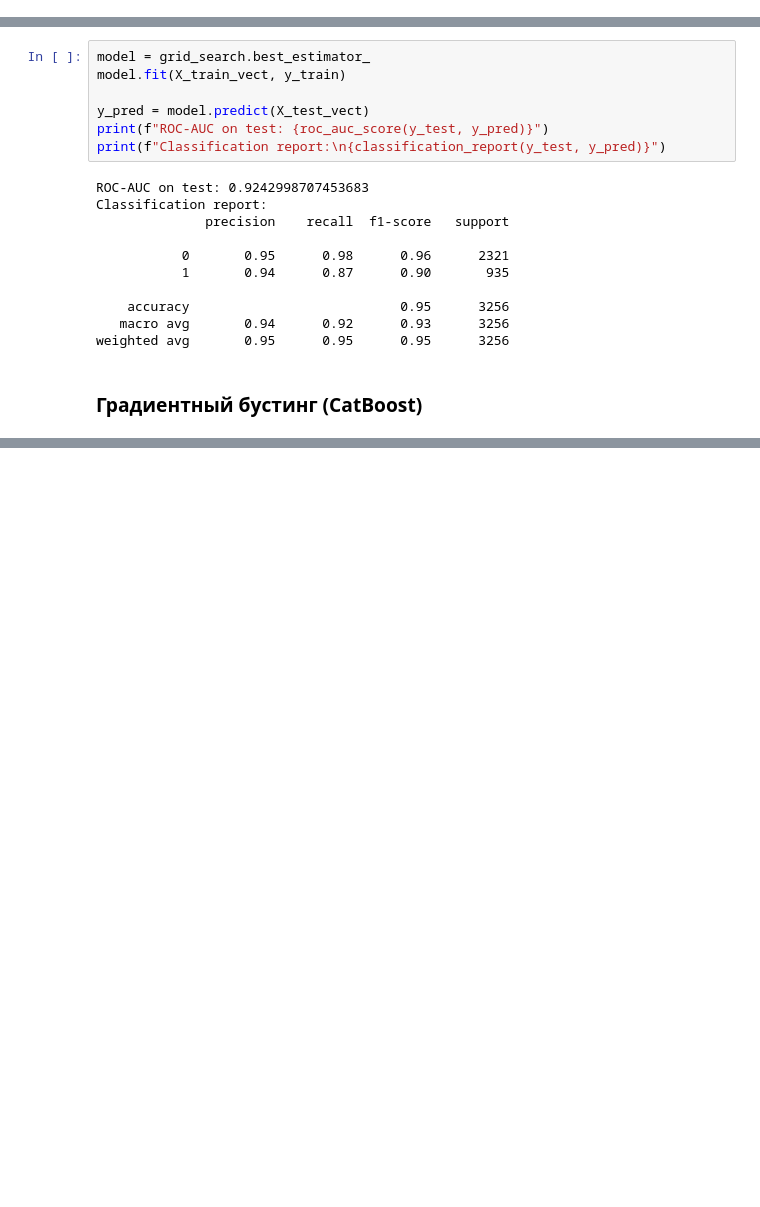
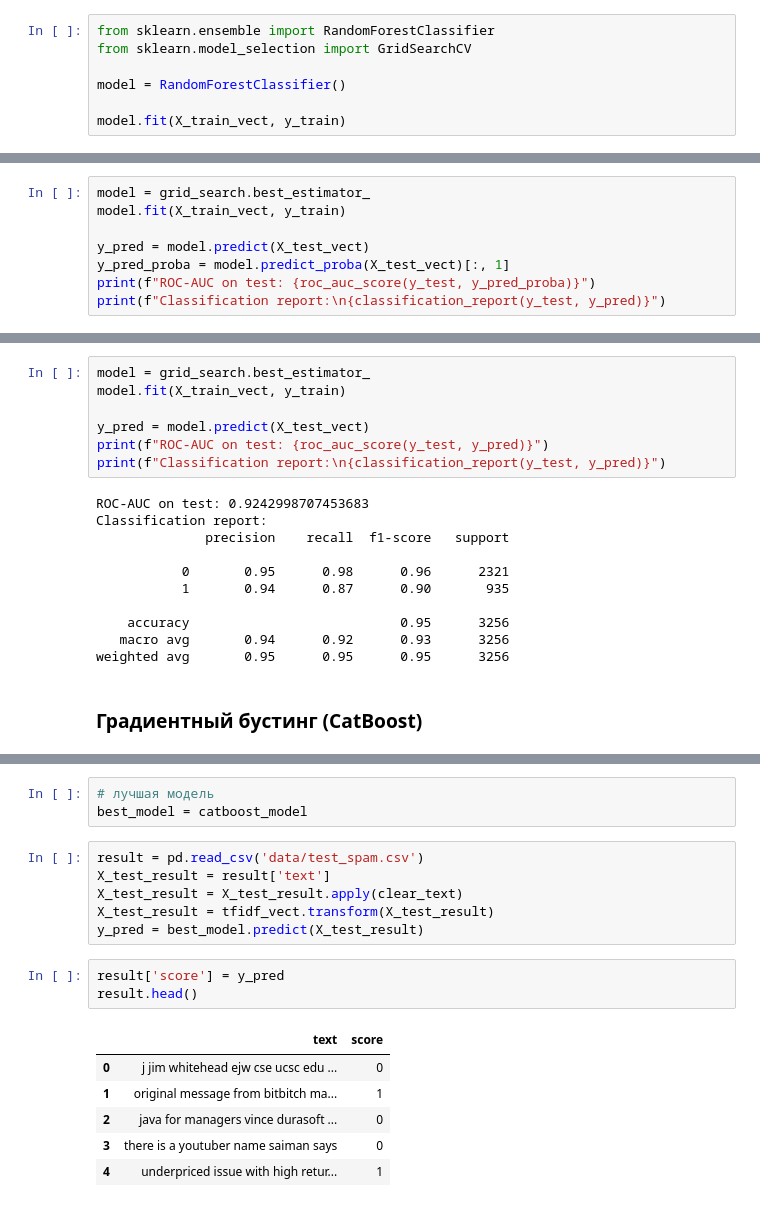
Before and after one commit to kudrmax/spam-recognition, a Jupyter notebook: main.ipynb, the cells around one changed output, grey strips where cells are left out. Saved outputs shown, nothing was run; the diff lists cells and outputs as text; blank space fills up the shorter version.

```diff
--- a/main.ipynb
+++ b/main.ipynb
@@ -170,0 +198,7 @@ weighted avg       0.94      0.94      0.94      3256
+# %%
+from sklearn.ensemble import RandomForestClassifier
+from sklearn.model_selection import GridSearchCV
+
+model = RandomForestClassifier()
+
+model.fit(X_train_vect, y_train)
@@ -170,0 +207,8 @@ weighted avg       0.94      0.94      0.94      3256
+# %%
+model = grid_search.best_estimator_
+model.fit(X_train_vect, y_train)
+
+y_pred = model.predict(X_test_vect)
+y_pred_proba = model.predict_proba(X_test_vect)[:, 1]
+print(f"ROC-AUC on test: {roc_auc_score(y_test, y_pred_proba)}")
+print(f"Classification report:\n{classification_report(y_test, y_pred)}")
@@ -319,0 +333,19 @@ weighted avg       0.92      0.91      0.91      3256
+# %%
+# лучшая модель
+best_model = catboost_model
+# %%
+result = pd.read_csv('data/test_spam.csv')
+X_test_result = result['text']
+X_test_result = X_test_result.apply(clear_text)
+X_test_result = tfidf_vect.transform(X_test_result)
+y_pred = best_model.predict(X_test_result)
+# %%
+result['score'] = y_pred
+result.head()
+# %% [output]
+|  | text | score |
+| 0 | j jim whitehead ejw cse ucsc edu ... | 0 |
+| 1 | original message from bitbitch ma... | 1 |
+| 2 | java for managers vince durasoft ... | 0 |
+| 3 | there is a youtuber name saiman says | 0 |
+| 4 | underpriced issue with high retur... | 1 |
```
Also changed, not shown: parts of 15 cells of this notebook, 2 other files.
